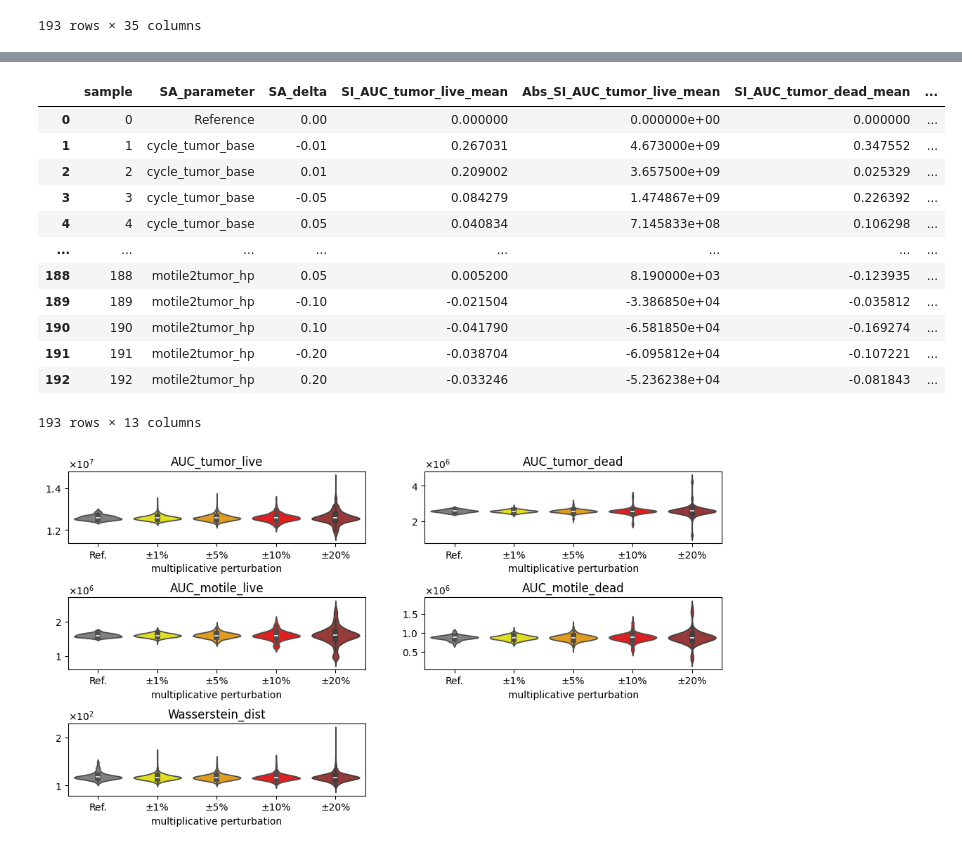
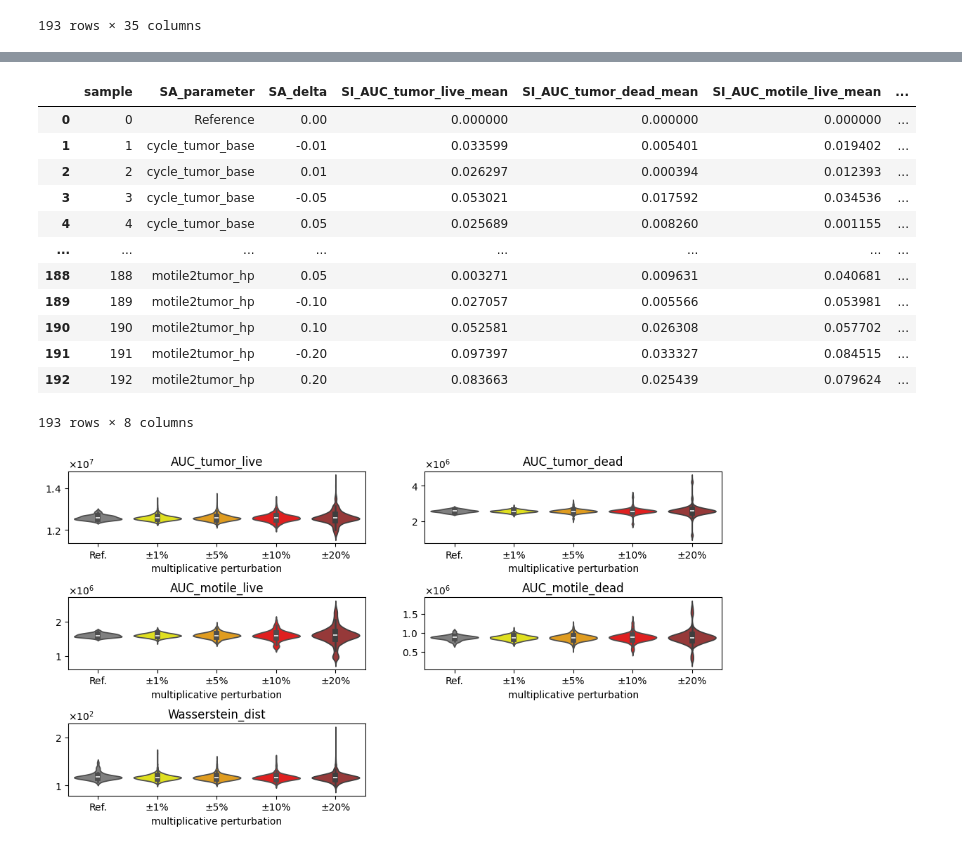
Before and after one commit to PhysiCell-Models/grammar_samples, a Jupyter notebook: Sensitivity_Analysis/SA_script_ex1.ipynb, the cells around one changed output, grey strips where cells are left out. Drawn from its saved outputs; the diff is of its cells as text; code cells hidden in the pictures.

```diff
--- a/Sensitivity_Analysis/SA_script_ex1.ipynb
+++ b/Sensitivity_Analysis/SA_script_ex1.ipynb
@@ -96,23 +95,17 @@ df_summary_ex1.feather and df_qoi_ex1.feather already exists. Reading it.
 193 rows × 35 columns
 # %%
 import matplotlib.pyplot as plt
-from convergence_analysis import mean_variance_convergence, test_convergence, bootstrap_convergence
+from convergence_analysis import mean_variance_convergence
 
 sample_ref = 0 # Sample with reference parameters
 print('Sample with reference parameters: ', df_summary.iloc[sample_ref][params_list].values)
 QoIs_list = ['AUC_tumor_live', 'AUC_tumor_dead', 'AUC_motile_live', 'AUC_motile_dead', 'Wasserstein_dist']
 figure1, axes = plt.subplots(2, 3, figsize=(20, 12))
-figure2, axes2 = plt.subplots(2, 3, figsize=(20, 12))
-for qoi, ax, ax2 in zip(QoIs_list, axes.flatten(), axes2.flatten()):
+for qoi, ax in zip(QoIs_list, axes.flatten()):
     data = df_qoi.loc[ df_qoi['sample'] == sample_ref][qoi].values
     # Calculate running mean and variance for the QoI
     running_means, running_var = mean_variance_convergence(data)
     running_stds = np.sqrt(running_var)
-    # Test convergence using the auto-selected method
-    window_size = 5
-    convergence_metric, method_selected = test_convergence(data, method='mean', window_size=window_size)
-    # Test convergence using bootstrapping
-    bootstrap_metric = bootstrap_convergence(data)
     # Plot the running mean and standard deviation
     x = np.arange(1, len(data) + 1)
     ax.plot(x, running_means, label='Mean', color='b')
@@ -123,16 +116,9 @@ for qoi, ax, ax2 in zip(QoIs_list, axes.flatten(), axes2.flatten()):
     ax.set_title(f'Convergence of QoI ({qoi}) Across Replicates')
     ax.grid()
     ax.legend()
-    # Plot the convergence metric
-    ax2.plot(x[1:], convergence_metric, label=f'Convergence Metric - ({method_selected})', color='green')
-    # ax2_y2 = ax2.twinx()
-    # ax2_y2.plot(x, bootstrap_metric, label='Bootstrapped Variability', color='red')
-    # ax2_y2.set_ylabel('Bootstrapped Variability')
-    ax2.set(xlabel='Number of Replicates', ylabel='Convergence Metric',title=f'Convergence Metric for QoI ({qoi})')
-    ax2.grid()
-    ax2.legend()
+    ax.ticklabel_format(style='sci', axis='y', scilimits=(0,0))
+    ax.yaxis.major.formatter._useMathText = True
 axes[1, 2].remove()
-axes2[1, 2].remove()
 plt.show()
 # %% [output]
 Sample with reference parameters:  [7.20e-04 2.80e-03 1.00e-03 7.20e-04 2.80e-03 7.20e-03 2.15e+01 4.00e+00
@@ -157,5 +143,5 @@ $$\bar{S}_{\theta_i} = \dfrac{f(\theta_i)-f(\theta^\star)}{f(\theta^\star)}\cdot
 # %%
-# Calculate the sensitivity index
+# Calculate the sensitivity index accross all perturbation levels
 QoIs_list = [qoi+'_mean' for qoi in QoIs_list]
 # Function to calculate SI using
 def calculate_SI_multiple():
@@ -165,7 +151,7 @@ def calculate_SI_multiple():
     relative_change_params = (df_summary[params_list] - df_summary.iloc[sample_ref][params_list].values) / np.where(df_summary.iloc[sample_ref][params_list].values != 0, df_summary.iloc[sample_ref][params_list].values, 1)
     for index, row in relative_change_params.iterrows():
         # First index is the reference sample - include the value 1 and skip it
-        if index == sample_ref: non_zero_values.append(1); non_zero_params.append(params_list[0]); continue
+        if index == sample_ref: non_zero_values.append(0); non_zero_params.append('Reference'); continue
         # Get the non-zero values in the row
         non_zero_row_values = row[row != 0.0]
         # Check if there is exactly one non-zero value
@@ -176,18 +162,13 @@ def calculate_SI_multiple():
     relative_change_params_1d = pd.DataFrame(non_zero_values, columns=['NonZeroValues'])
     sensitivity_analysis_dic['SA_parameter'] = np.array(non_zero_params)
     sensitivity_analysis_dic['SA_delta'] = relative_change_params_1d.to_numpy()[:,0].round(2)
-    # Calculate the delta of QoIs
-    absolute_change_qois = df_summary[QoIs_list] - df_summary.iloc[sample_ref][QoIs_list].values
-    relative_change_qois = absolute_change_qois / np.where(df_summary.iloc[sample_ref][QoIs_list].values != 0, df_summary.iloc[sample_ref][QoIs_list].values, 1)
-    absolute_change_params = sensitivity_analysis_dic['SA_delta'] * df_summary.iloc[sample_ref][ sensitivity_analysis_dic['SA_parameter'] ].to_numpy()
+    # Calculate the delta of QoIs - normalize the difference by the maximum difference
+    absolute_change_qois = abs(df_summary[QoIs_list] - df_summary.iloc[sample_ref][QoIs_list].values)
+    max_diff_qois = absolute_change_qois.max()
+    normalized_change_qois = absolute_change_qois / max_diff_qois
     for id_qoi, qoi in enumerate(QoIs_list):
-        sensitivity_analysis_dic[f'SI_{qoi}'] = relative_change_qois.to_numpy()[:,id_qoi]/sensitivity_analysis_dic['SA_delta']
-        parameter_name = sensitivity_analysis_dic['SA_parameter']
-        sensitivity_analysis_dic[f'Abs_SI_{qoi}'] = absolute_change_qois.to_numpy()[:,id_qoi]/absolute_change_params
+        sensitivity_analysis_dic[f'SI_{qoi}'] = normalized_change_qois.to_numpy()[:,id_qoi]
 
-    # Change the delta of reference value to 0 and label it as reference
-    sensitivity_analysis_dic['SA_delta'][0] = 0
-    sensitivity_analysis_dic['SA_parameter'][0] = 'Reference'
     return pd.DataFrame(sensitivity_analysis_dic)
 
 # Group by 'Sample_ID' then calculate AUC for each QOI - row dimension of samples
@@ -199,8 +180,8 @@ for qoi in QoIs_list:
     sample_lowest_qoi = df_summary.iloc[df_summary[qoi].idxmin()]['sample']; sample_highest_qoi = df_summary.iloc[df_summary[qoi].idxmax()]['sample']
     sample_lowest_si = df_SA.iloc[df_SA[f'SI_{qoi}'].idxmin()]['sample']; sample_highest_si = df_SA.iloc[df_SA[f'SI_{qoi}'].idxmax()]['sample']
     print(f"QoI: {qoi}")
-    print(f"\t lowest and highest QoI: {sample_lowest_qoi} ({df_SA.iloc[int(sample_lowest_qoi)]['SA_parameter']}) and {sample_highest_qoi} ({df_SA.iloc[int(sample_highest_qoi)]['SA_parameter']})")
-    print(f"\t lowest and highest SI: {sample_lowest_si} ({df_SA.iloc[int(sample_lowest_si)]['SA_parameter']}) and {sample_highest_si} ({df_SA.iloc[int(sample_highest_si)]['SA_parameter']})\n")
+    print(f"\t lowest and highest QoI: Sample {int(sample_lowest_qoi)} ({df_SA.iloc[int(sample_lowest_qoi)]['SA_parameter']}) and Sample {int(sample_highest_qoi)} ({df_SA.iloc[int(sample_highest_qoi)]['SA_parameter']})")
+    print(f"\t lowest and highest SI: Sample {int(sample_lowest_si)} ({df_SA.iloc[int(sample_lowest_si)]['SA_parameter']}) and Sample {int(sample_highest_si)} ({df_SA.iloc[int(sample_highest_si)]['SA_parameter']})\n")
 df_SA
 # %% [output]
 QoI: AUC_tumor_live_mean
@@ -225,16 +206,16 @@ QoI: Wasserstein_dist_mean
-|  | sample | SA_parameter | SA_delta | SI_AUC_tumor_live_mean | Abs_SI_AUC_tumor_live_mean | SI_AUC_tumor_dead_mean | ... |
-| 0 | 0 | Reference | 0.00 | 0.000000 | 0.000000e+00 | 0.000000 | ... |
-| 1 | 1 | cycle_tumor_base | -0.01 | 0.267031 | 4.673000e+09 | 0.347552 | ... |
-| 2 | 2 | cycle_tumor_base | 0.01 | 0.209002 | 3.657500e+09 | 0.025329 | ... |
-| 3 | 3 | cycle_tumor_base | -0.05 | 0.084279 | 1.474867e+09 | 0.226392 | ... |
-| 4 | 4 | cycle_tumor_base | 0.05 | 0.040834 | 7.145833e+08 | 0.106298 | ... |
+|  | sample | SA_parameter | SA_delta | SI_AUC_tumor_live_mean | SI_AUC_tumor_dead_mean | SI_AUC_motile_live_mean | ... |
+| 0 | 0 | Reference | 0.00 | 0.000000 | 0.000000 | 0.000000 | ... |
+| 1 | 1 | cycle_tumor_base | -0.01 | 0.033599 | 0.005401 | 0.019402 | ... |
+| 2 | 2 | cycle_tumor_base | 0.01 | 0.026297 | 0.000394 | 0.012393 | ... |
+| 3 | 3 | cycle_tumor_base | -0.05 | 0.053021 | 0.017592 | 0.034536 | ... |
+| 4 | 4 | cycle_tumor_base | 0.05 | 0.025689 | 0.008260 | 0.001155 | ... |
 | ... | ... | ... | ... | ... | ... | ... | ... |
-| 188 | 188 | motile2tumor_hp | 0.05 | 0.005200 | 8.190000e+03 | -0.123935 | ... |
-| 189 | 189 | motile2tumor_hp | -0.10 | -0.021504 | -3.386850e+04 | -0.035812 | ... |
-| 190 | 190 | motile2tumor_hp | 0.10 | -0.041790 | -6.581850e+04 | -0.169274 | ... |
-| 191 | 191 | motile2tumor_hp | -0.20 | -0.038704 | -6.095812e+04 | -0.107221 | ... |
-| 192 | 192 | motile2tumor_hp | 0.20 | -0.033246 | -5.236238e+04 | -0.081843 | ... |
+| 188 | 188 | motile2tumor_hp | 0.05 | 0.003271 | 0.009631 | 0.040681 | ... |
+| 189 | 189 | motile2tumor_hp | -0.10 | 0.027057 | 0.005566 | 0.053981 | ... |
+| 190 | 190 | motile2tumor_hp | 0.10 | 0.052581 | 0.026308 | 0.057702 | ... |
+| 191 | 191 | motile2tumor_hp | -0.20 | 0.097397 | 0.033327 | 0.084515 | ... |
+| 192 | 192 | motile2tumor_hp | 0.20 | 0.083663 | 0.025439 | 0.079624 | ... |
-193 rows × 13 columns
+193 rows × 8 columns
 # %%
 import matplotlib.pyplot as plt
 import seaborn as sns
```
Also changed, not shown: parts of 8 cells of this notebook.
